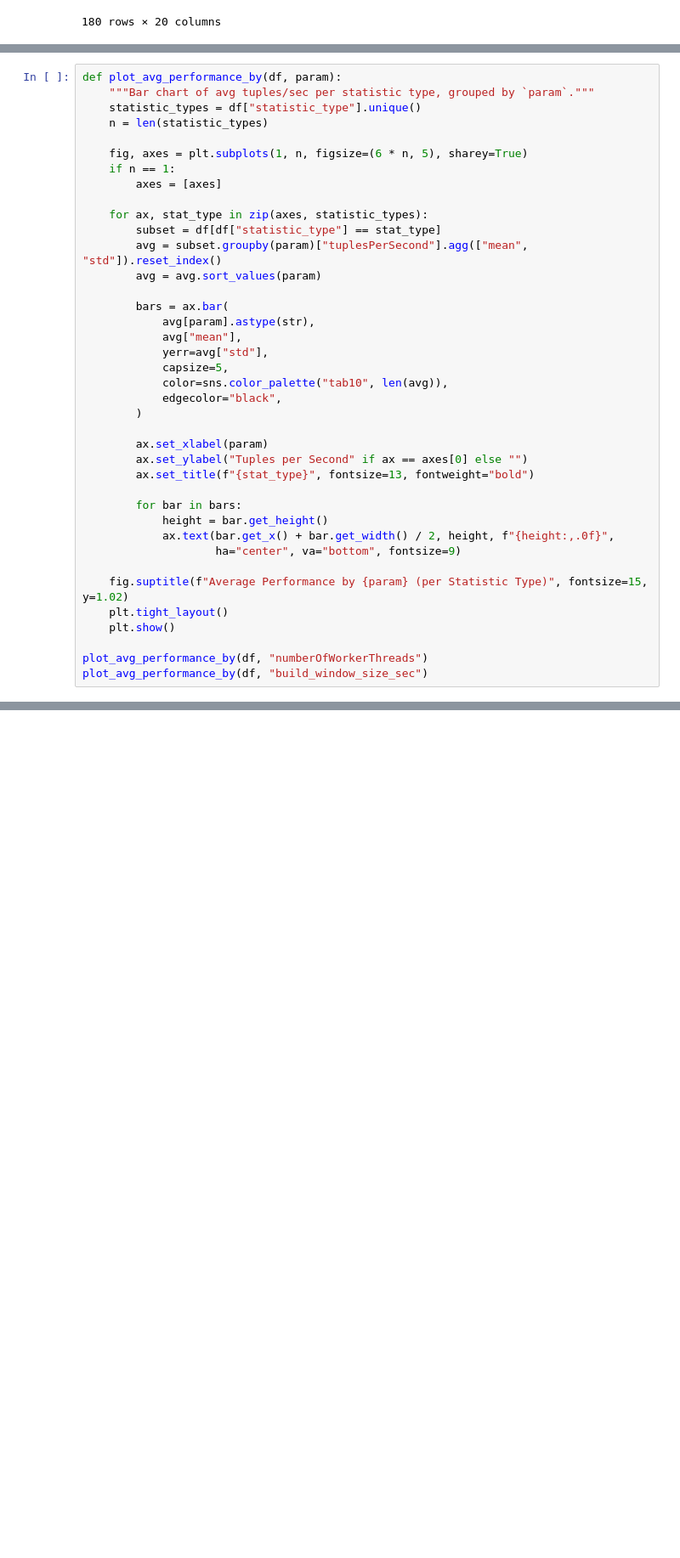
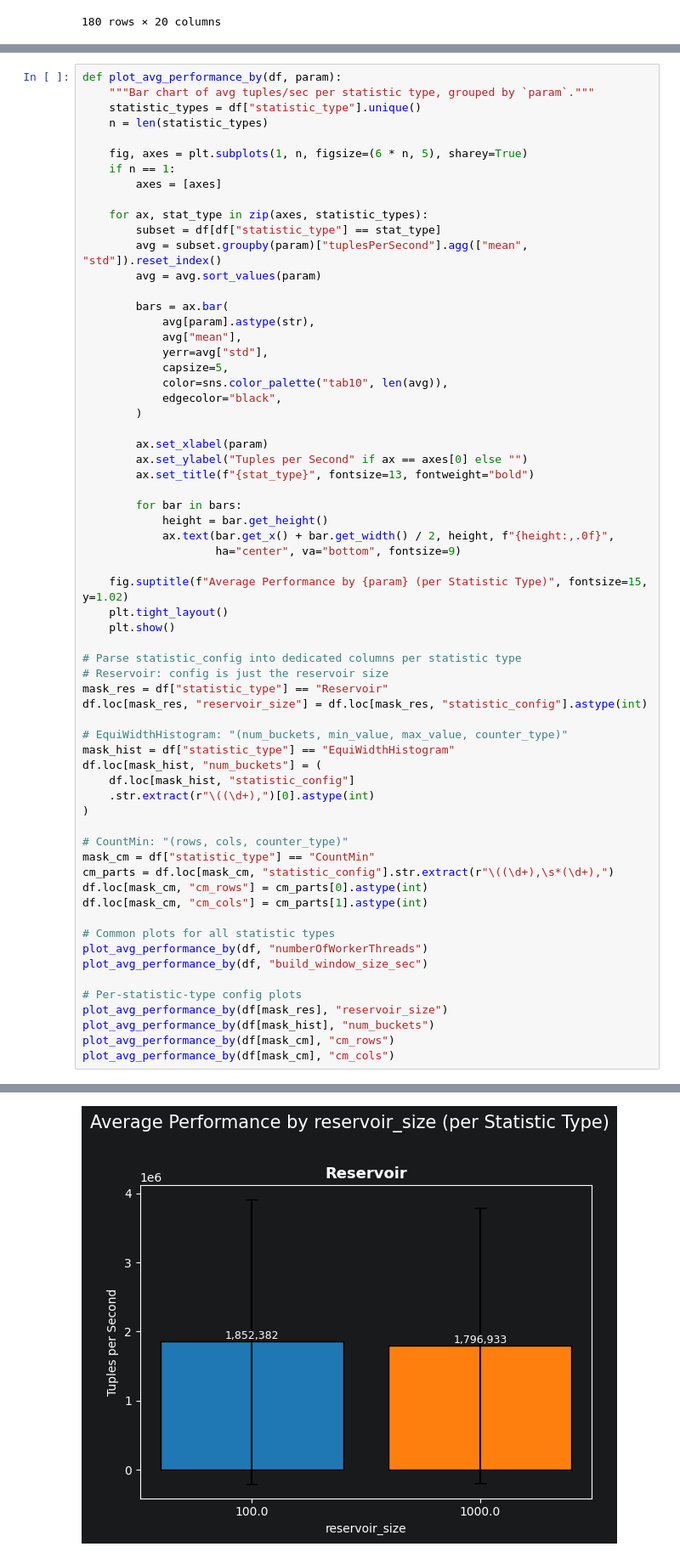
Before and after one commit to ESPAT-Orga/nebulastream-espat, a Jupyter notebook: scripts/benchmarking/e2e/plots/StatisticBuildProbe.ipynb, the cells around one changed output, grey strips where cells are left out. Shown at 85% size. Drawn from its saved outputs; the diff is of its cells as text; blank space fills up the shorter version.

Commit message:
extract and plot statistic config

```diff
--- a/scripts/benchmarking/e2e/plots/StatisticBuildProbe.ipynb
+++ b/scripts/benchmarking/e2e/plots/StatisticBuildProbe.ipynb
@@ -104,30 +104,56 @@ def plot_avg_performance_by(df, param):
         avg = subset.groupby(param)["tuplesPerSecond"].agg(["mean", "std"]).reset_index()
         avg = avg.sort_values(param)
 
         bars = ax.bar(
             avg[param].astype(str),
             avg["mean"],
             yerr=avg["std"],
             capsize=5,
             color=sns.color_palette("tab10", len(avg)),
             edgecolor="black",
         )
 
         ax.set_xlabel(param)
         ax.set_ylabel("Tuples per Second" if ax == axes[0] else "")
         ax.set_title(f"{stat_type}", fontsize=13, fontweight="bold")
 
         for bar in bars:
             height = bar.get_height()
             ax.text(bar.get_x() + bar.get_width() / 2, height, f"{height:,.0f}",
                     ha="center", va="bottom", fontsize=9)
 
     fig.suptitle(f"Average Performance by {param} (per Statistic Type)", fontsize=15, y=1.02)
     plt.tight_layout()
     plt.show()
 
+# Parse statistic_config into dedicated columns per statistic type
+# Reservoir: config is just the reservoir size
+mask_res = df["statistic_type"] == "Reservoir"
+df.loc[mask_res, "reservoir_size"] = df.loc[mask_res, "statistic_config"].astype(int)
+
+# EquiWidthHistogram: "(num_buckets, min_value, max_value, counter_type)"
+mask_hist = df["statistic_type"] == "EquiWidthHistogram"
+df.loc[mask_hist, "num_buckets"] = (
+    df.loc[mask_hist, "statistic_config"]
+    .str.extract(r"\((\d+),")[0].astype(int)
+)
+
+# CountMin: "(rows, cols, counter_type)"
+mask_cm = df["statistic_type"] == "CountMin"
+cm_parts = df.loc[mask_cm, "statistic_config"].str.extract(r"\((\d+),\s*(\d+),")
+df.loc[mask_cm, "cm_rows"] = cm_parts[0].astype(int)
+df.loc[mask_cm, "cm_cols"] = cm_parts[1].astype(int)
+
+# Common plots for all statistic types
 plot_avg_performance_by(df, "numberOfWorkerThreads")
 plot_avg_performance_by(df, "build_window_size_sec")
+
+# Per-statistic-type config plots
+plot_avg_performance_by(df[mask_res], "reservoir_size")
+plot_avg_performance_by(df[mask_hist], "num_buckets")
+plot_avg_performance_by(df[mask_cm], "cm_rows")
+plot_avg_performance_by(df[mask_cm], "cm_cols")
 # %% [output]
 [figure]
 [figure]
+[figure, added]
```
Also changed, not shown: parts of 1 cell of this notebook.
